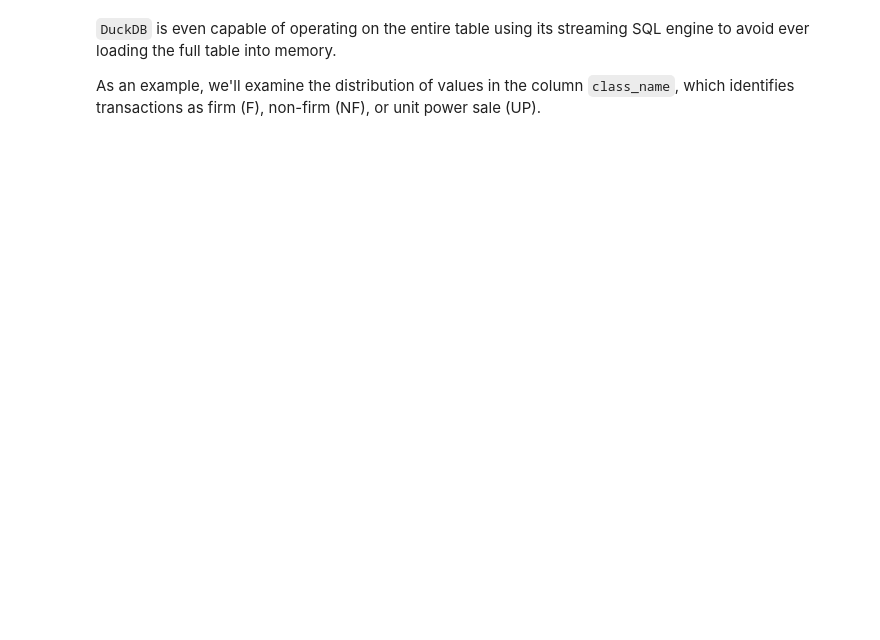
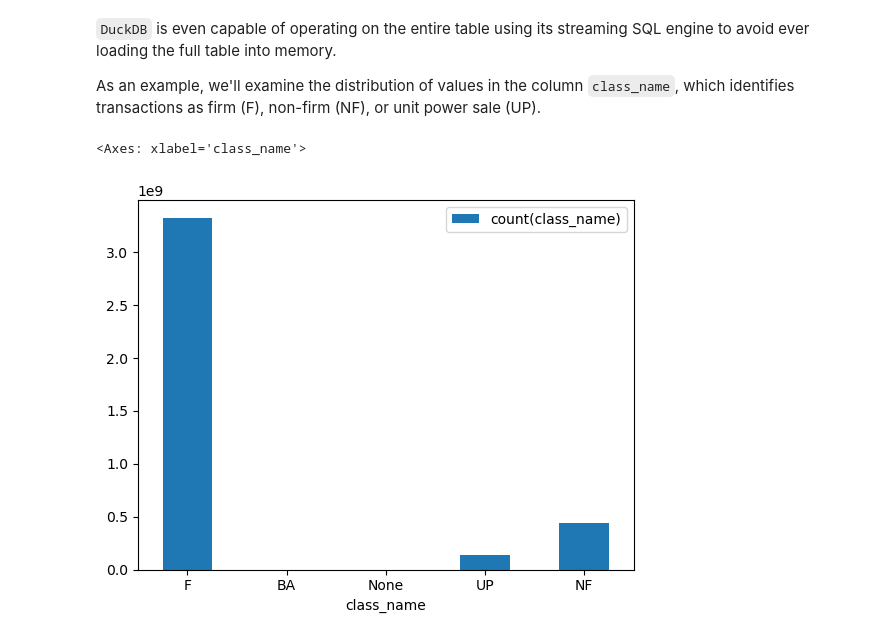
Before and after one commit to catalyst-cooperative/pudl-examples, a Jupyter notebook: 07-ferceqr-access.ipynb, the cells around one changed output. Saved outputs shown, nothing was run; the diff lists cells and outputs as text; code cells hidden in the pictures; blank space fills up the shorter version.

```diff
--- a/07-ferceqr-access.ipynb
+++ b/07-ferceqr-access.ipynb
@@ -90,8 +116,11 @@ As an example, we'll examine the distribution of values in the column `class_nam
 # %%
 (
     duckdb.read_parquet("s3://pudl.catalyst.coop/ferceqr/core_ferceqr__transactions/*.parquet")
-    .value_counts(column="class_name", groups="value_counts")
+    .value_counts(column="class_name", groups="class_name")
     .fetchdf()
     .set_index("class_name")
     .plot.bar(rot=0)
 )
+# %% [output]
+<Axes: xlabel='class_name'>
+[figure, added]
```
Also changed, not shown: parts of 4 cells of this notebook.
